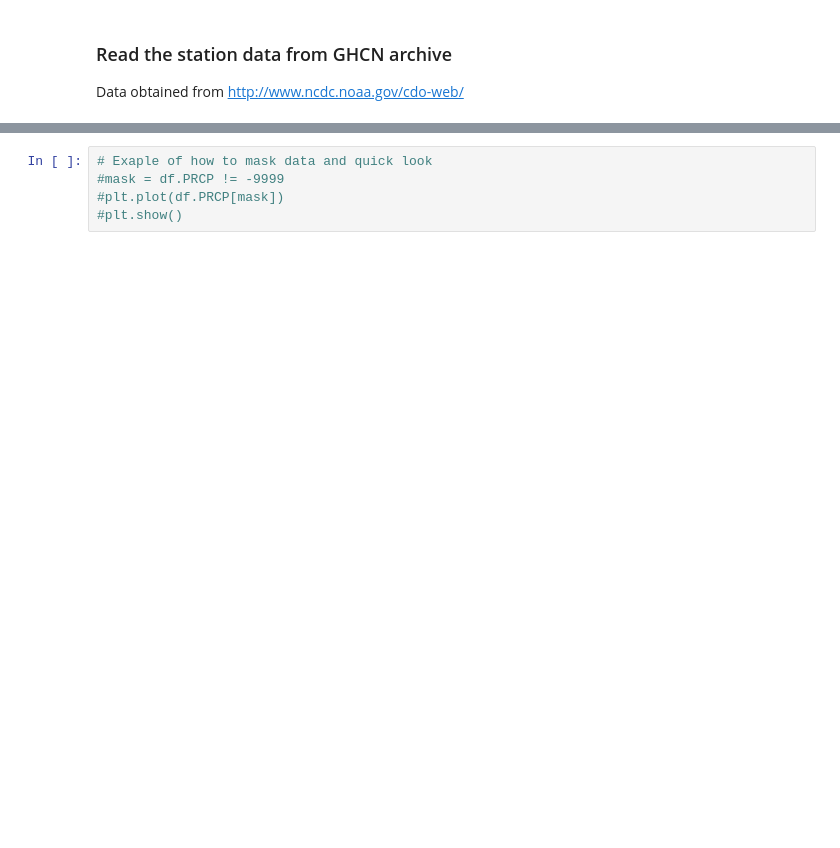
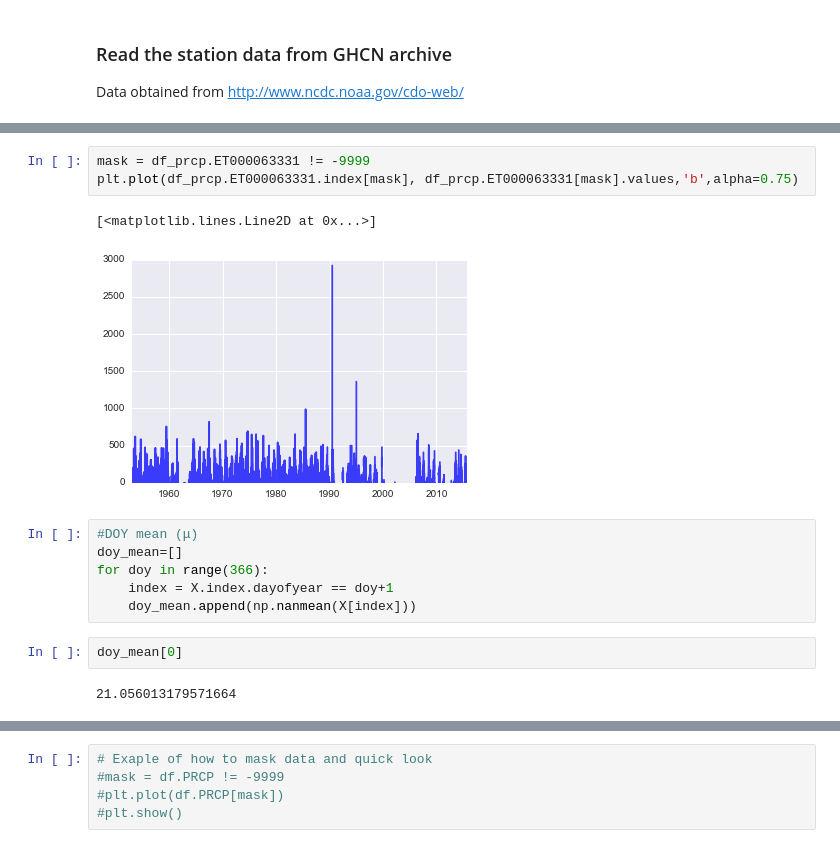
Before and after one commit to elinahkk/Masters, a Jupyter notebook: GHCN_data.ipynb, the cells around one changed output, grey strips where cells are left out. Saved outputs shown, nothing was run; the diff lists cells and outputs as text; blank space fills up the shorter version.

```diff
--- a/GHCN_data.ipynb
+++ b/GHCN_data.ipynb
@@ -57,0 +161,16 @@ Wall time: 7.35 s
+# %%
+mask = df_prcp.ET000063331 != -9999
+plt.plot(df_prcp.ET000063331.index[mask], df_prcp.ET000063331[mask].values,'b',alpha=0.75)
+# %% [output]
+[<matplotlib.lines.Line2D at 0x...>]
+[figure, added]
+# %%
+#DOY mean (μ)
+doy_mean=[]
+for doy in range(366):
+    index = X.index.dayofyear == doy+1
+    doy_mean.append(np.nanmean(X[index]))
+# %%
+doy_mean[0]
+# %% [output]
+21.056013179571664
```
Also changed, not shown: parts of 23 cells of this notebook.
